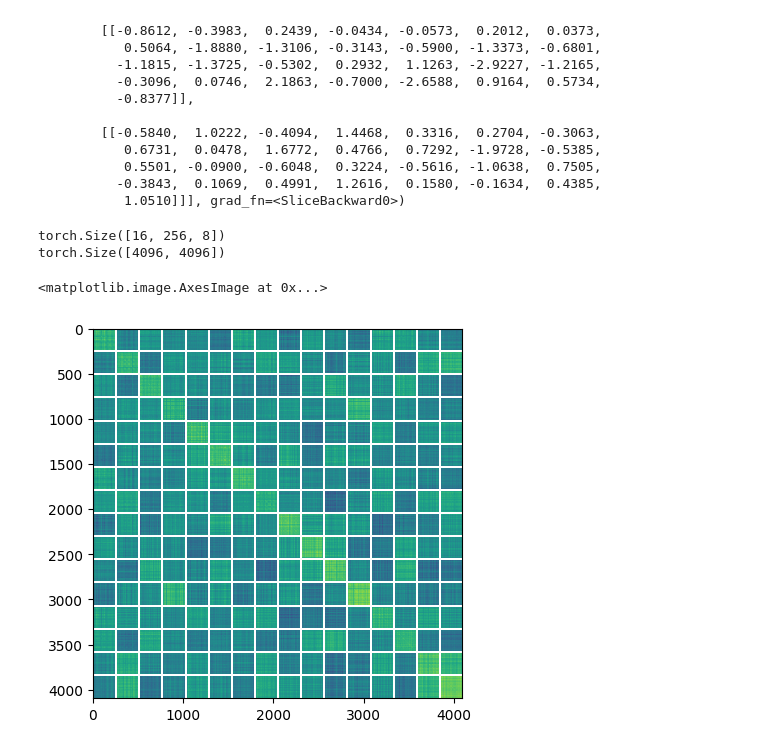
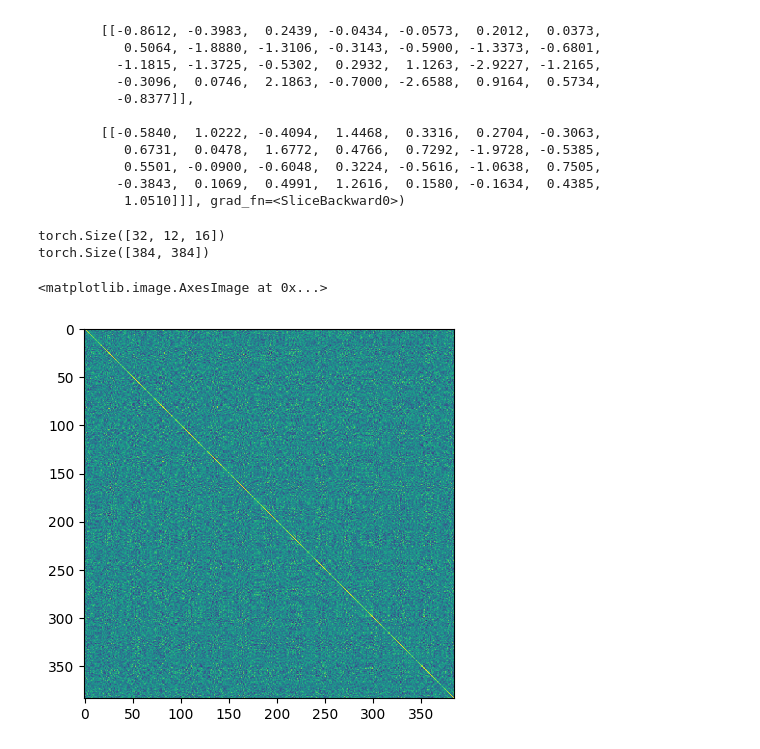
Before and after one commit to robflynnyh/asr_training_scripts, a Jupyter notebook: ipynbs/t.ipynb, the cells around one changed output. Cells and saved outputs as stored; diff of their text form; code cells hidden in the pictures.

```diff
--- a/ipynbs/t.ipynb
+++ b/ipynbs/t.ipynb
@@ -2585,0 +2601,2 @@ torch.Size([374, 512])
+# %%
+tlm.layers.vq._codebook.cluster_size.sort().values.T[-5]
@@ -2585,0 +2608,2 @@ torch.Size([374, 512])
+# %%
+tlm.layers.vq._codebook.cluster_size.sort().values.T[0]
@@ -2712,2 +2708,0 @@ torch.Size([18, 21, 16])
-# %%
-tlm.layers.vqs[0]._codebook.cluster_size.sort().values[0][:100].mean()
@@ -2814,6 +2752,6 @@ tensor([1.2177, 1.5959, 2.3750, 1.9043, 1.8378])
 # %%
 !ls ./checkpoints/unitformer_test/checkpoint_0_id_50.pt
-checkpoint = torch.load('../checkpoints/unitformer_test/checkpoint_73_id_22.pt', map_location='cpu')
+checkpoint = torch.load('../checkpoints/unitformer_test/checkpoint_1_id_29.pt', map_location='cpu')
 tlm.load_state_dict(checkpoint['model_state_dict'])
 # %% [output]
 ls: cannot access './checkpoints/unitformer_test/checkpoint_0_id_50.pt': No such file or directory
@@ -2918,20 +2856,20 @@ import matplotlib.pyplot as plt
 # %%
 idx = torch.stack([length-2,length-1], dim=1)[...,None].expand(-1,-1,29)
 # %%
-codebook = tlm.layers.vqs[-1].codebook
+codebook = tlm.layers.vq.codebook
 # l2 norm of codebook
 codebook_norm = codebook / codebook.norm(dim=-1, keepdim=True)
 # lets plot the similarity matrix
 print(codebook_norm.shape)
 #similarity = einsumops(codebook_norm, codebook_norm, 'h v d, h j d -> h v j')
 #similarity = rearrange(similarity, 'h v j -> (h v) j')
 codebook_norm = rearrange(codebook_norm, 'h v d -> (h v) d')
 similarity = (codebook_norm @ codebook_norm.T)
 print(similarity.shape)
 # lets plot the similarity matrix
 plt.imshow(similarity.detach().cpu().numpy())
 # %% [output]
-torch.Size([16, 256, 8])
-torch.Size([4096, 4096])
+torch.Size([32, 12, 16])
+torch.Size([384, 384])
 <matplotlib.image.AxesImage at 0x...>
-[figure, old version]
+[figure, new version]
```
Also changed, not shown: parts of 37 cells of this notebook, 25 other files.
